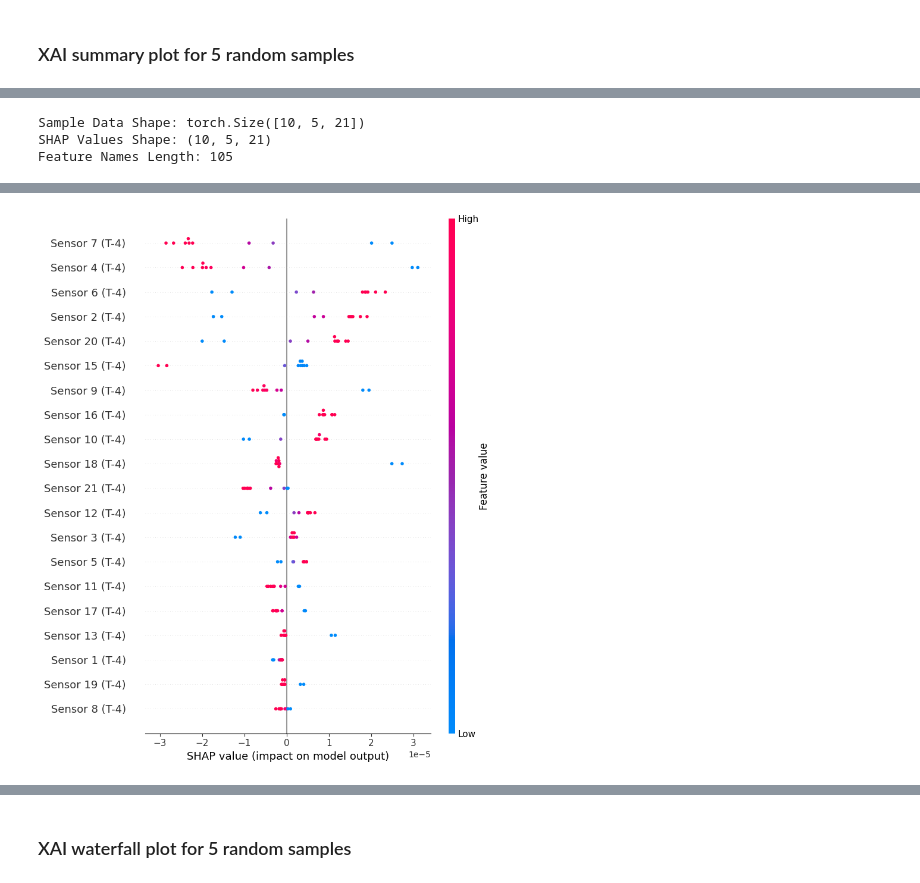
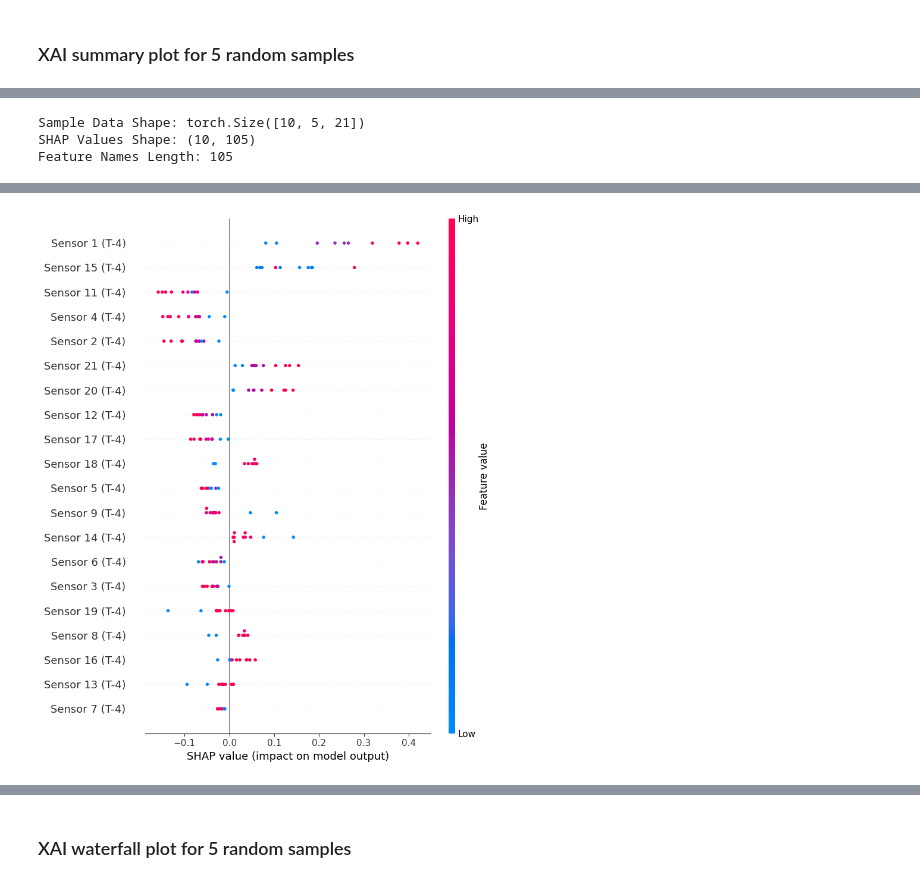
Before and after one commit to ngovanuc/IAD, a Jupyter notebook: Intern/16_CMAPSS_using_Transformer/source/05_XAI_for_FederatedLearning_by_Flower_for_RUL_prediction_using_Transformer_5.ipynb, the cells around one changed output, grey strips where cells are left out. Cells and saved outputs as stored; diff of their text form; code cells hidden in the pictures.

```diff
--- a/Intern/16_CMAPSS_using_Transformer/source/05_XAI_for_FederatedLearning_by_Flower_for_RUL_prediction_using_Transformer_5.ipynb
+++ b/Intern/16_CMAPSS_using_Transformer/source/05_XAI_for_FederatedLearning_by_Flower_for_RUL_prediction_using_Transformer_5.ipynb
@@ -90,14 +87,14 @@ class TransformerModel(nn.Module):
             dropout=dropout,
             batch_first=True
         )
-        self.fc_out = nn.Linear(d_model, 1)  # Output có shape (batch_size, 1)
+        self.fc_out = nn.Linear(d_model, 1)
 
     def forward(self, src):
         src_emb = self.input_embedding(src) + self.positional_encoding[:, :src.size(1), :]
         src_emb = src_emb.permute(1, 0, 2)
         transformer_out = self.transformer(src_emb, src_emb)
         output = self.fc_out(transformer_out[-1, :, :])
-        return output  # Trả về output với shape (batch_size, 1)
+        return output.squeeze(-1)
 # %% [markdown]
 # Building Dataloader
 # %%
@@ -968,44 +1004,61 @@ Feature Names Length: 105
 # %%
+import shap
+import torch
+import numpy as np
+
 # Chuyển mô hình về chế độ eval
+centralize_transformer_model.cpu()
 centralize_transformer_model.eval()
 
-# Lấy background dataset từ validation_loader
+# 🔹 Bọc mô hình để đảm bảo đầu ra có đúng shape
+class ModelWrapper(nn.Module):
+    def __init__(self, model):
+        super(ModelWrapper, self).__init__()
+        self.model = model
+
+    def forward(self, x):
+        output = self.model(x)  # Output có shape (batch_size,)
+        return output.unsqueeze(-1)  # Chuyển về (batch_size, 1) cho SHAP
+
+wrapped_model = ModelWrapper(centralize_transformer_model)
+
+# 🔹 Lấy background dataset từ validation_loader
 num_samples = 50  # Chọn 50 mẫu làm dữ liệu nền
-background_data, _ = next(iter(validation_loader))  # Lấy batch đầu tiên
+background_data, _ = next(iter(validation_loader))
 background_data = background_data[:num_samples]  # Chọn num_samples mẫu
+background_data = background_data.to(torch.float32)  # Đảm bảo đúng kiểu dữ liệu
 
-# Tạo GradientExplainer
-explainer = shap.GradientExplainer(centralize_transformer_model, background_data)
+# Sử dụng SHAP GradientExplainer
+explainer = shap.GradientExplainer(wrapped_model, background_data)
 
-# Chọn một số mẫu từ validation để giải thích
-sample_data, _ = next(iter(validation_loader))  # Lấy batch từ validation
-sample_data = sample_data[:10]  # Chỉ lấy 10 mẫu
+# 🔹 Chọn một số mẫu từ validation để giải thích
+sample_data, _ = next(iter(validation_loader))
+sample_data = sample_data[:10].to(torch.float32)  # Chỉ lấy 10 mẫu
 
-# Tính giá trị SHAP
+# 🔹 Tính giá trị SHAP
 shap_values = explainer.shap_values(sample_data)
 
 # Kiểm tra nếu SHAP trả về danh sách, lấy phần tử đầu tiên
 if isinstance(shap_values, list):
     shap_values = shap_values[0]
 
-# Loại bỏ chiều thừa của SHAP values
-shap_values = shap_values.squeeze(-1)  # (10, 5, 21)
+# 🔹 Đảm bảo SHAP values có đúng shape (batch_size, num_features)
+shap_values = shap_values.reshape(sample_data.shape[0], -1)
+sample_data_reshaped = sample_data.numpy().reshape(sample_data.shape[0], -1)
 
-# Reshape SHAP values để khớp với input
-shap_values_reshaped = shap_values.reshape(sample_data.shape[0], -1)  # (10, 105)
-sample_data_reshaped = sample_data.numpy().reshape(sample_data.shape[0], -1)  # (10, 105)
-
-# Sửa feature_names: Mỗi sensor sẽ có 5 timestep
-feature_names = [f"Sensor {i+1} (T-{timestep})" for timestep in range(5) for i in range(21)]
+# 🔹 Định nghĩa feature_names: 21 cảm biến, 5 timestep
+num_sensors = 21
+num_timesteps = 5
+feature_names = [f"Sensor {i+1} (T-{timestep})" for timestep in range(num_timesteps) for i in range(num_sensors)]
 
 # Kiểm tra lại kích thước
 print("Sample Data Shape:", sample_data.shape)
 print("SHAP Values Shape:", shap_values.shape)
 print("Feature Names Length:", len(feature_names))  # Phải là 105
 
-# Vẽ biểu đồ SHAP
-shap.summary_plot(shap_values_reshaped, sample_data_reshaped, feature_names=feature_names)
+# 🔹 Vẽ biểu đồ SHAP
+shap.summary_plot(shap_values, sample_data_reshaped, feature_names=feature_names)
 # %% [output]
 Sample Data Shape: torch.Size([10, 5, 21])
-SHAP Values Shape: (10, 5, 21)
+SHAP Values Shape: (10, 105)
 Feature Names Length: 105
@@ -1013,2 +1065,2 @@ Feature Names Length: 105
-[figure, old version]
+[figure, new version]
 # %%
```
Also changed, not shown: parts of 44 cells of this notebook, 1 other file.
